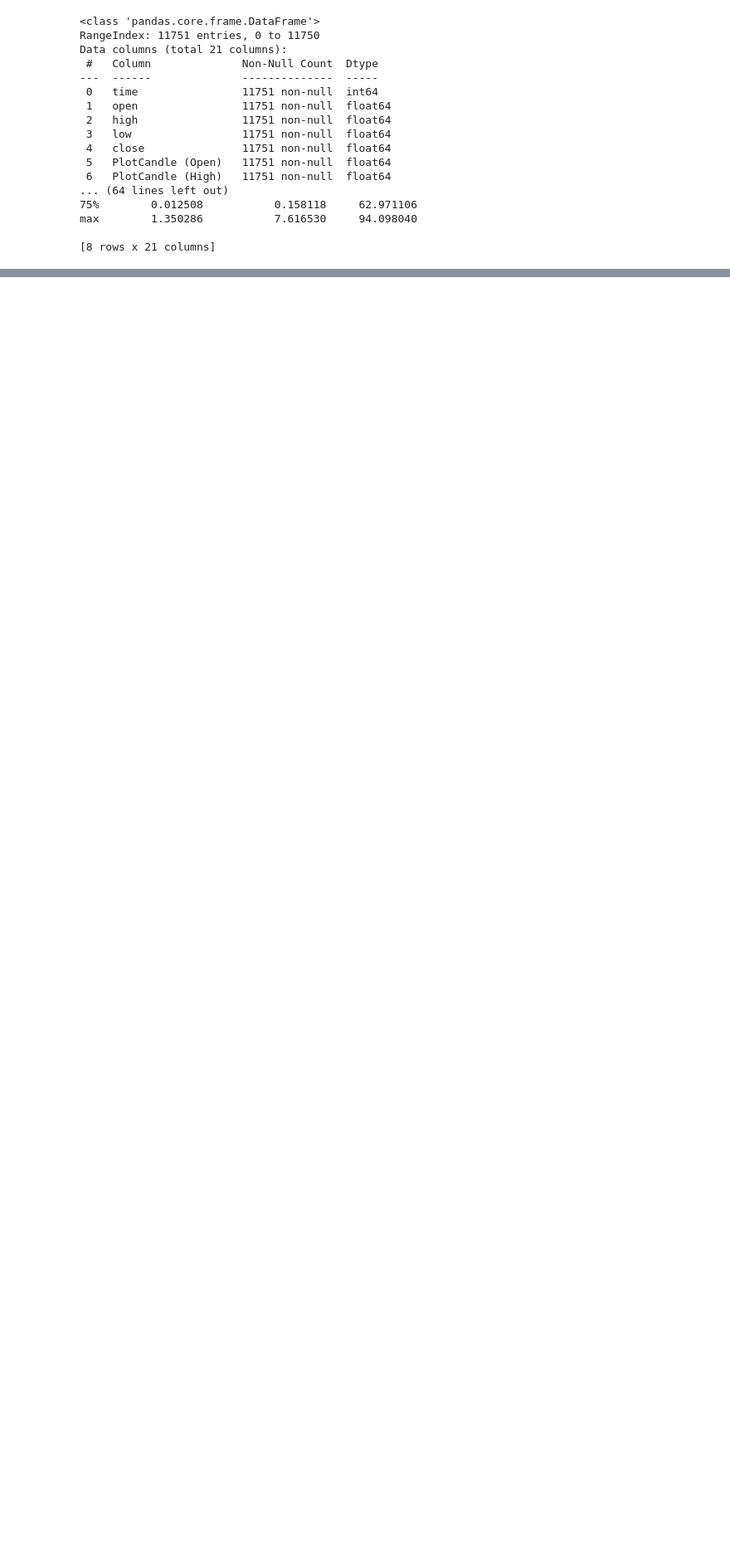
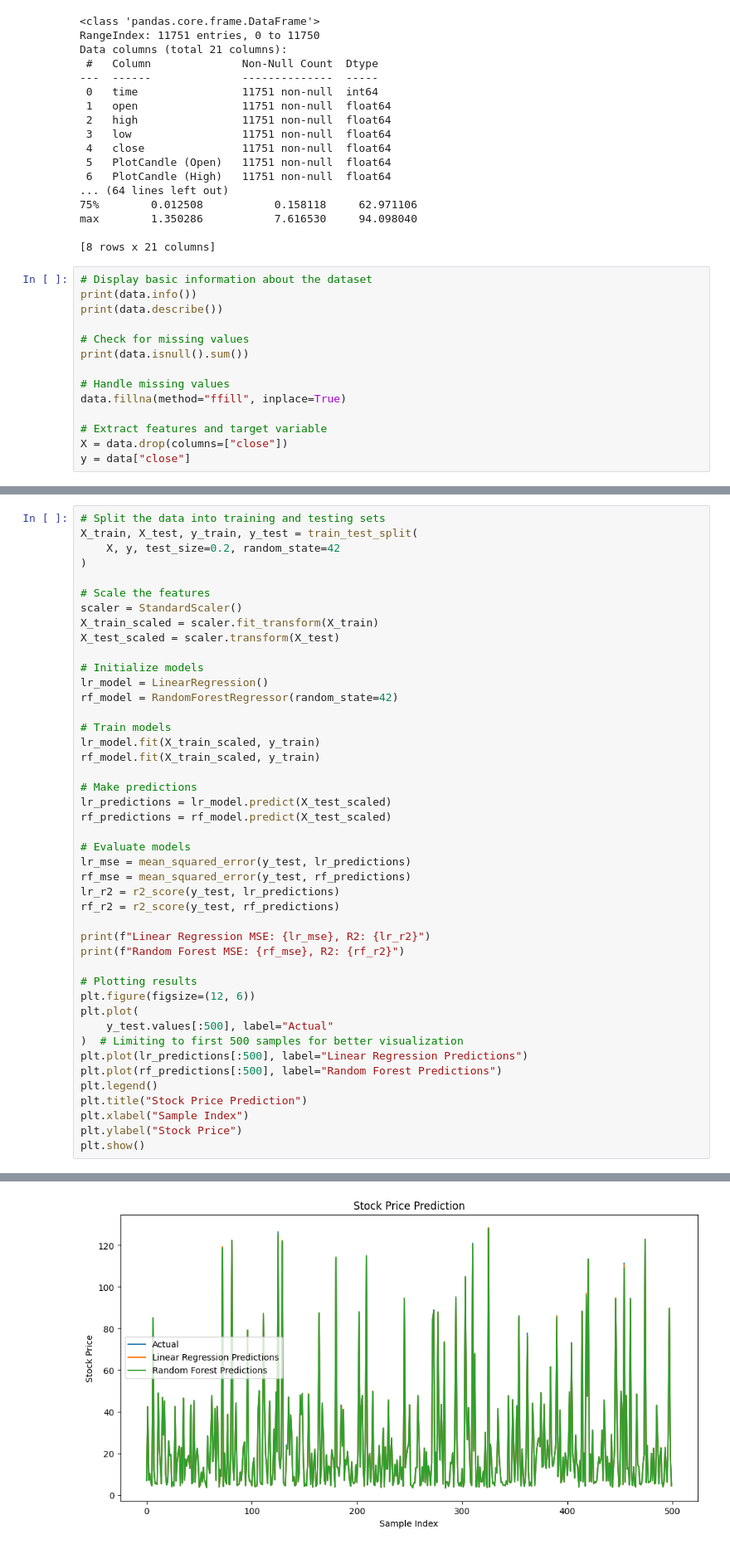
Before and after one commit to jeremiahf24/ADS-504-02-Group-7-Machine-Learning-and-Deep-Learning-for-Data-Science, a Jupyter notebook: nvda_v01.00.ipynb, the cells around one changed output, grey strips where cells are left out. Shown at 83% size. Saved outputs shown, nothing was run; the diff lists cells and outputs as text; blank space fills up the shorter version.

```diff
--- a/nvda_v01.00.ipynb
+++ b/nvda_v01.00.ipynb
@@ -122,3 +122,17 @@ Data columns (total 21 columns):
 max        1.350286           7.616530     94.098040
 
 [8 rows x 21 columns]
+# %%
+# Display basic information about the dataset
+print(data.info())
+print(data.describe())
+
+# Check for missing values
+print(data.isnull().sum())
+
+# Handle missing values
+data.fillna(method="ffill", inplace=True)
+
+# Extract features and target variable
+X = data.drop(columns=["close"])
+y = data["close"]
@@ -124,0 +181,45 @@ max        1.350286           7.616530     94.098040
+# %%
+# Split the data into training and testing sets
+X_train, X_test, y_train, y_test = train_test_split(
+    X, y, test_size=0.2, random_state=42
+)
+
+# Scale the features
+scaler = StandardScaler()
+X_train_scaled = scaler.fit_transform(X_train)
+X_test_scaled = scaler.transform(X_test)
+
+# Initialize models
+lr_model = LinearRegression()
+rf_model = RandomForestRegressor(random_state=42)
+
+# Train models
+lr_model.fit(X_train_scaled, y_train)
+rf_model.fit(X_train_scaled, y_train)
+
+# Make predictions
+lr_predictions = lr_model.predict(X_test_scaled)
+rf_predictions = rf_model.predict(X_test_scaled)
+
+# Evaluate models
+lr_mse = mean_squared_error(y_test, lr_predictions)
+rf_mse = mean_squared_error(y_test, rf_predictions)
+lr_r2 = r2_score(y_test, lr_predictions)
+rf_r2 = r2_score(y_test, rf_predictions)
+
+print(f"Linear Regression MSE: {lr_mse}, R2: {lr_r2}")
+print(f"Random Forest MSE: {rf_mse}, R2: {rf_r2}")
+
+# Plotting results
+plt.figure(figsize=(12, 6))
+plt.plot(
+    y_test.values[:500], label="Actual"
+)  # Limiting to first 500 samples for better visualization
+plt.plot(lr_predictions[:500], label="Linear Regression Predictions")
+plt.plot(rf_predictions[:500], label="Random Forest Predictions")
+plt.legend()
+plt.title("Stock Price Prediction")
+plt.xlabel("Sample Index")
+plt.ylabel("Stock Price")
+plt.show()
+# %% [output]
@@ -124,0 +228 @@ max        1.350286           7.616530     94.098040
+[figure, added]
```
Also changed, not shown: parts of 4 cells of this notebook.
